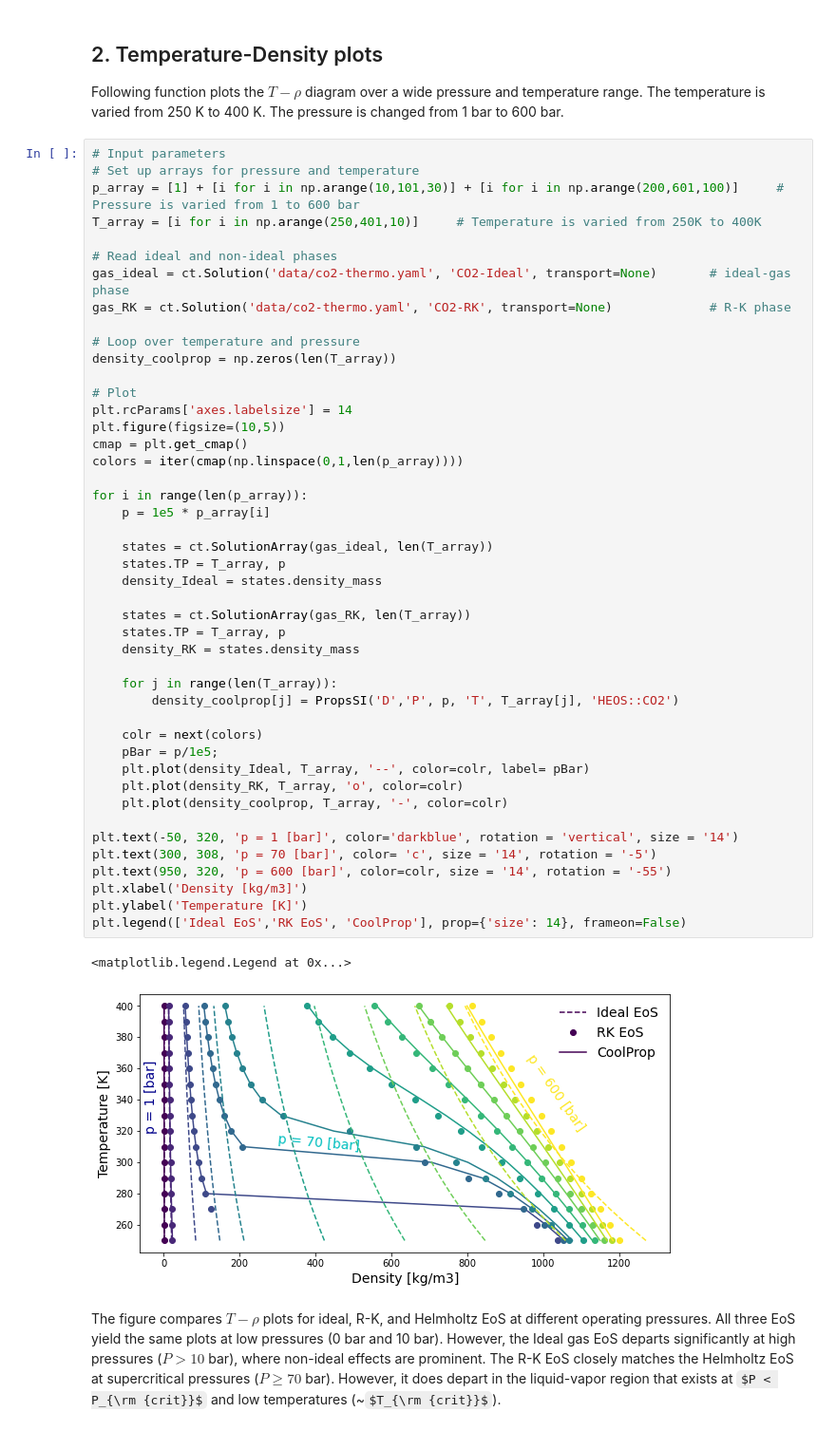
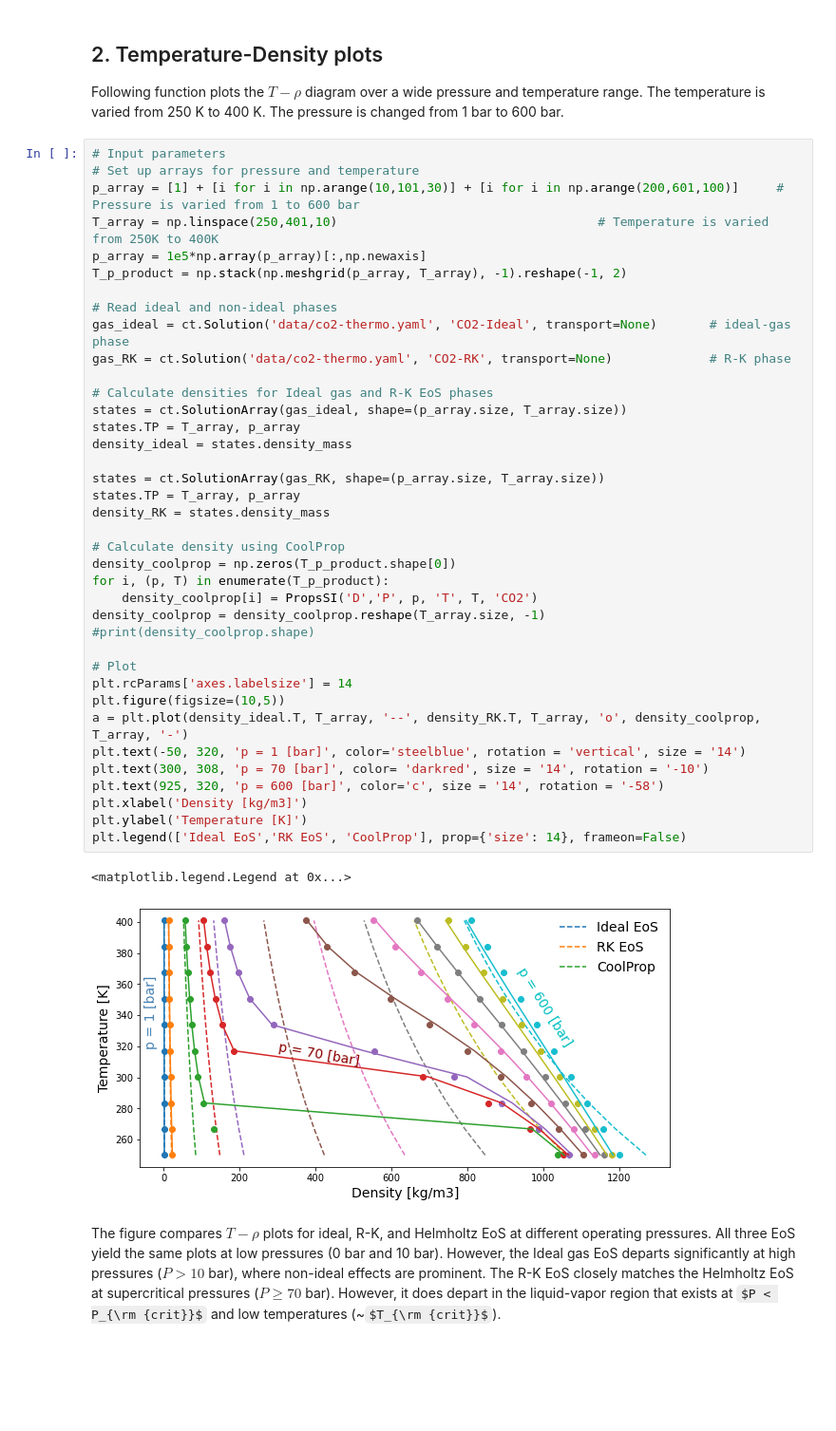
Before and after one commit to Cantera/cantera-jupyter, a Jupyter notebook: thermo/EquationsOfState.ipynb, the cells around one changed output. Shown at 95% size. Cells and saved outputs as stored; diff of their text form; some formulas as TeX source; blank space fills up the shorter version.

Commit message:
Modification to plotting function with the use of 'SolutionArray' capabilities

```diff
--- a/thermo/EquationsOfState.ipynb
+++ b/thermo/EquationsOfState.ipynb
@@ -153,50 +153,43 @@ Following function plots the $T-\rho$ diagram over a wide pressure and temperatu
 # %%
 # Input parameters
 # Set up arrays for pressure and temperature
 p_array = [1] + [i for i in np.arange(10,101,30)] + [i for i in np.arange(200,601,100)]     # Pressure is varied from 1 to 600 bar
-T_array = [i for i in np.arange(250,401,10)]     # Temperature is varied from 250K to 400K
+T_array = np.linspace(250,401,10)                                   # Temperature is varied from 250K to 400K
+p_array = 1e5*np.array(p_array)[:,np.newaxis]
+T_p_product = np.stack(np.meshgrid(p_array, T_array), -1).reshape(-1, 2)
 
 # Read ideal and non-ideal phases
 gas_ideal = ct.Solution('data/co2-thermo.yaml', 'CO2-Ideal', transport=None)       # ideal-gas phase
 gas_RK = ct.Solution('data/co2-thermo.yaml', 'CO2-RK', transport=None)             # R-K phase
 
-# Loop over temperature and pressure
-density_coolprop = np.zeros(len(T_array))
+# Calculate densities for Ideal gas and R-K EoS phases
+states = ct.SolutionArray(gas_ideal, shape=(p_array.size, T_array.size))
+states.TP = T_array, p_array
+density_ideal = states.density_mass
+
+states = ct.SolutionArray(gas_RK, shape=(p_array.size, T_array.size))
+states.TP = T_array, p_array
+density_RK = states.density_mass
+
+# Calculate density using CoolProp
+density_coolprop = np.zeros(T_p_product.shape[0])
+for i, (p, T) in enumerate(T_p_product):
+    density_coolprop[i] = PropsSI('D','P', p, 'T', T, 'CO2')
+density_coolprop = density_coolprop.reshape(T_array.size, -1)
+#print(density_coolprop.shape)
 
 # Plot
 plt.rcParams['axes.labelsize'] = 14
 plt.figure(figsize=(10,5))
-cmap = plt.get_cmap()
-colors = iter(cmap(np.linspace(0,1,len(p_array))))
-
-for i in range(len(p_array)):
-    p = 1e5 * p_array[i]
-
-    states = ct.SolutionArray(gas_ideal, len(T_array))
-    states.TP = T_array, p
-    density_Ideal = states.density_mass
-
-    states = ct.SolutionArray(gas_RK, len(T_array))
-    states.TP = T_array, p
-    density_RK = states.density_mass
-
-    for j in range(len(T_array)):
-        density_coolprop[j] = PropsSI('D','P', p, 'T', T_array[j], 'HEOS::CO2')
-
-    colr = next(colors)
-    pBar = p/1e5;
-    plt.plot(density_Ideal, T_array, '--', color=colr, label= pBar)
-    plt.plot(density_RK, T_array, 'o', color=colr)
-    plt.plot(density_coolprop, T_array, '-', color=colr)
-
-plt.text(-50, 320, 'p = 1 [bar]', color='darkblue', rotation = 'vertical', size = '14')
-plt.text(300, 308, 'p = 70 [bar]', color= 'c', size = '14', rotation = '-5')
-plt.text(950, 320, 'p = 600 [bar]', color=colr, size = '14', rotation = '-55')
+a = plt.plot(density_ideal.T, T_array, '--', density_RK.T, T_array, 'o', density_coolprop, T_array, '-')
+plt.text(-50, 320, 'p = 1 [bar]', color='steelblue', rotation = 'vertical', size = '14')
+plt.text(300, 308, 'p = 70 [bar]', color= 'darkred', size = '14', rotation = '-10')
+plt.text(925, 320, 'p = 600 [bar]', color='c', size = '14', rotation = '-58')
 plt.xlabel('Density [kg/m3]')
 plt.ylabel('Temperature [K]')
 plt.legend(['Ideal EoS','RK EoS', 'CoolProp'], prop={'size': 14}, frameon=False)
 # %% [output]
 <matplotlib.legend.Legend at 0x...>
-[figure, old version]
+[figure, new version]
 # %% [markdown]
 The figure compares $T-\rho$ plots for ideal, R-K, and Helmholtz EoS at different operating pressures. All three EoS yield the same plots at low pressures (0 bar and 10 bar). However, the Ideal gas EoS departs significantly at high pressures ($P > 10$ bar), where non-ideal effects are prominent. The R-K EoS closely matches the Helmholtz EoS at supercritical pressures ($P \ge 70$ bar). However, it does depart in the liquid-vapor region that exists at $P < P_{\rm {crit}}$ and low temperatures (~$T_{\rm {crit}}$).
```
